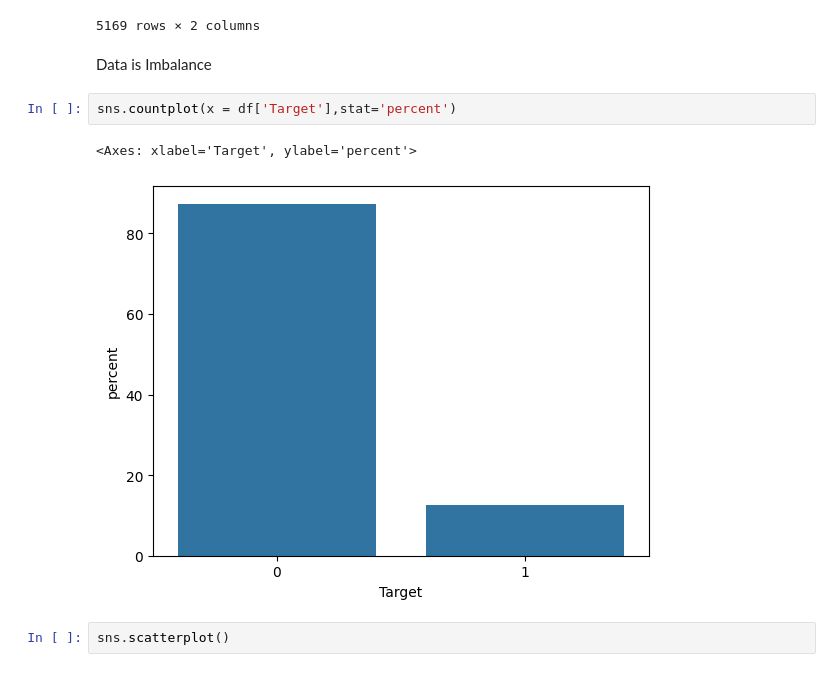
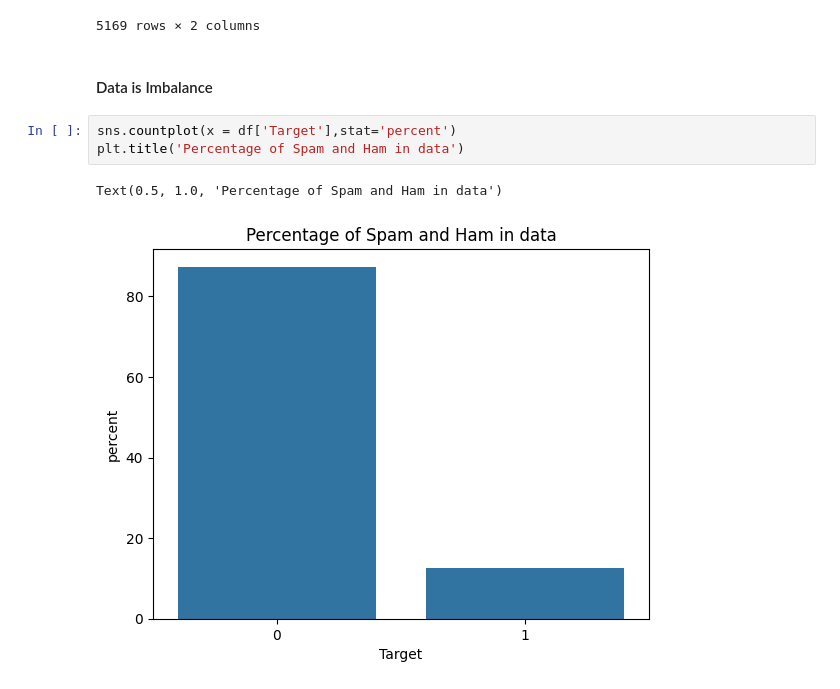
Before and after one commit to HarshGupta4511/ML-Projects, a Jupyter notebook: Spam_detection.ipynb, the cells around one changed output. Drawn from its saved outputs; the diff is of its cells as text.

```diff
--- a/Spam_detection.ipynb
+++ b/Spam_detection.ipynb
@@ -191,11 +191,10 @@ df
 | 5571 | 0 | Rofl. Its true to its name |
 5169 rows × 2 columns
 # %% [markdown]
-Data is Imbalance
+#### Data is Imbalance
 # %%
 sns.countplot(x = df['Target'],stat='percent')
+plt.title('Percentage of Spam and Ham in data')
 # %% [output]
-<Axes: xlabel='Target', ylabel='percent'>
+Text(0.5, 1.0, 'Percentage of Spam and Ham in data')
-[figure, old version]
+[figure, new version]
-# %%
-sns.scatterplot()
```
Also changed, not shown: parts of 56 cells of this notebook.
